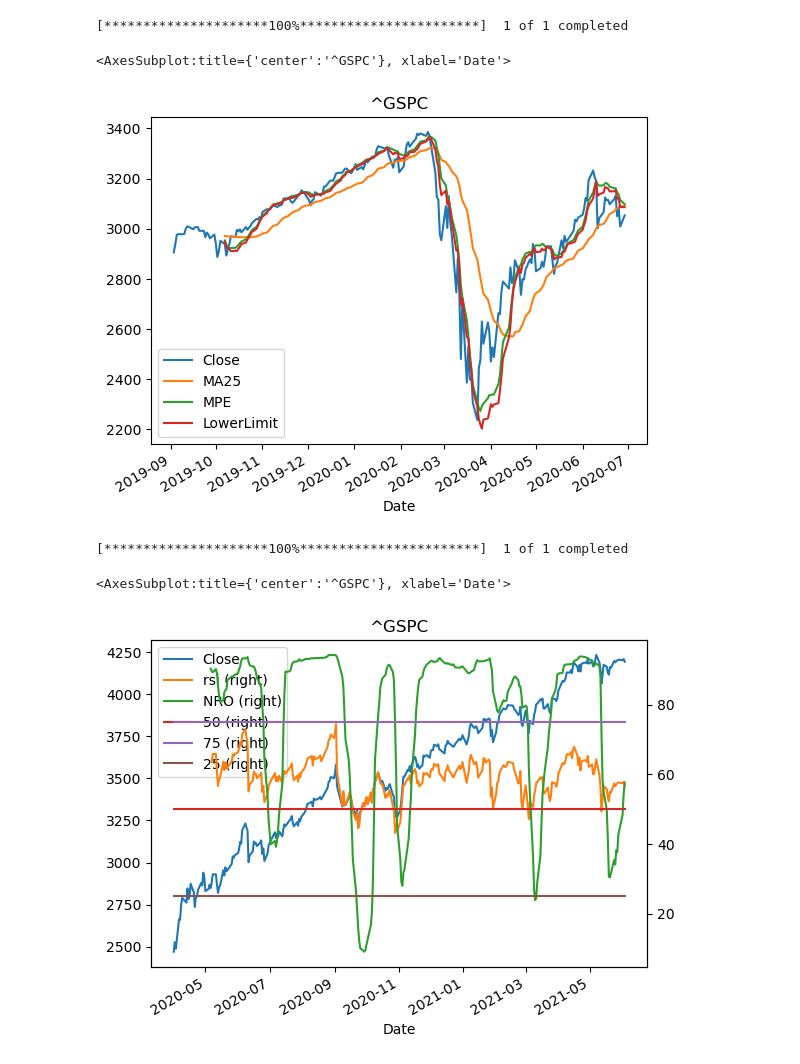
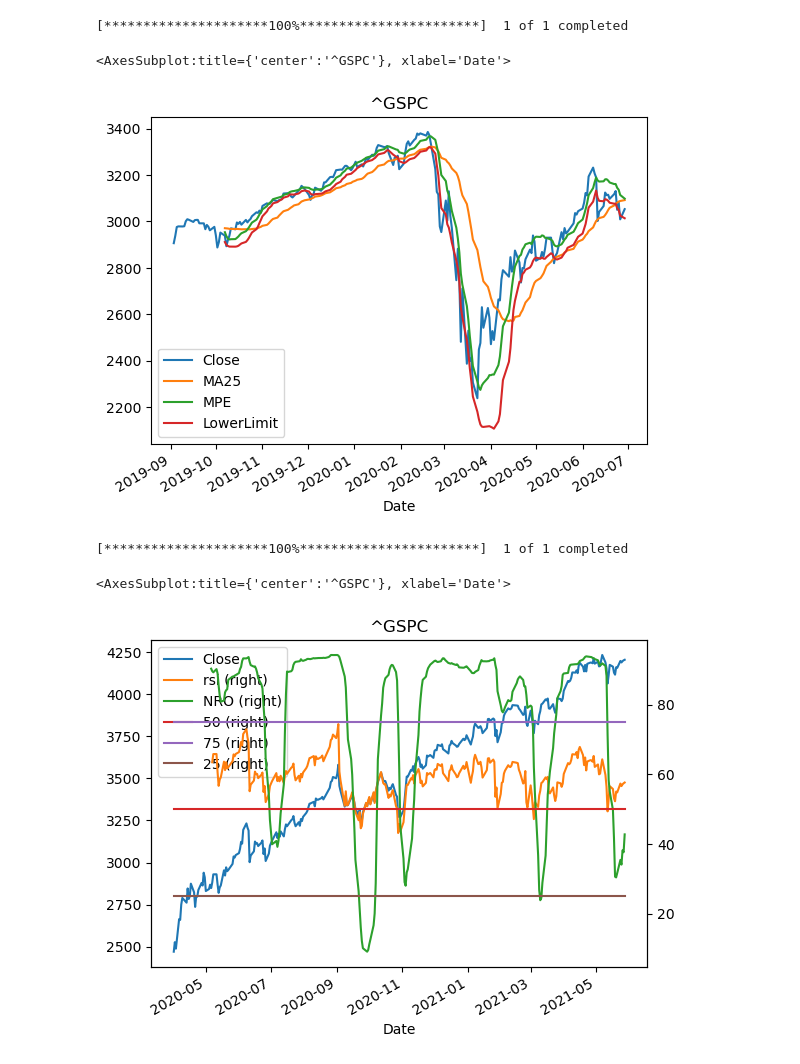
Before and after one commit to omnimahui/art_of_prob_invest, a Jupyter notebook: chapter_11.ipynb, the cells around one changed output. Cells and saved outputs as stored; diff of their text form; code cells hidden in the pictures.

```diff
--- a/chapter_11.ipynb
+++ b/chapter_11.ipynb
@@ -1,29 +1,49 @@
 # %%
 import yfinance as yf
 import pandas as pd
 import matplotlib.pyplot as plt
 import numpy as np
 from pyfinance.ols import RollingOLS, PandasRollingOLS
 from scipy.stats import norm
 import pandas_ta as ta
+
+def steyx(df):
+    n=len(df)
+    y=df['Close'].values
+    x=df['X'].values
+    fit = np.polyfit(x,y,deg=1)
+    n = len(x)
+    m = fit[0]
+    c = fit[1]
+    y_pred = m*x+c
+    STEYX = (((y-y_pred)**2).sum()/(n-2))**0.5
+    return STEYX
+
+def rolling_pipe(dataframe,window):
+    return pd.Series([dataframe.iloc[i-window: i].pipe(steyx)
+                      if i >= window else None
+                      for i in range(1, len(dataframe)+1)],
+                     index = dataframe.index)
 
 window=25
 ticker='^GSPC'
 df=yf.download(tickers= ticker,start= '2019-9-01', end='2020-6-30',interval = "1d",
                      group_by = 'column',auto_adjust = True, prepost = True,
                      proxy = None)
 #df=pd.read_csv("ols.csv")
 df['X'] = np.arange(len(df))+1
 r=PandasRollingOLS(df['Close'], df['X'], window)
 df['MPE']=r.alpha+r.beta['feature1']*df['X']
-df['SEE']=np.sqrt(((df['Close']-df['MPE'])).fillna(0)**2/(window-2))
+df['SEE']=df.pipe(rolling_pipe, window)
+
+#df['SEE']=np.sqrt(((df['Close']-df['MPE'])).fillna(0)**2/(window-2))
 df['LowerLimit']=df['MPE']-1.28*df['SEE']
 df['MA25']=df['Close'].rolling(window).mean()
 df[['Close','MA25','MPE','LowerLimit']].plot(title=ticker)
 # %% [output]
 [*********************100%***********************]  1 of 1 completed
 <AxesSubplot:title={'center':'^GSPC'}, xlabel='Date'>
-[figure, old version]
+[figure, new version]
 # %%
 
 def get_indicator(q, ind_name, params):
@@ -35,7 +55,7 @@ def get_indicator(q, ind_name, params):
 
 window=25
 ticker='^GSPC'
-df=yf.download(tickers= ticker,start= '2020-4-01', end='2021-6-4',interval = "1d",
+df=yf.download(tickers= ticker,start= '2020-4-01',end='2021-05-30',interval = "1d",
                      group_by = 'column',auto_adjust = True, prepost = True,
                      proxy = None)
 #df=pd.read_csv("ols.csv")
@@ -52,4 +72,4 @@ df[['Close','rsi','NRO','50','75','25']].plot(secondary_y=['NRO','rsi','50','25'
 # %% [output]
 [*********************100%***********************]  1 of 1 completed
 <AxesSubplot:title={'center':'^GSPC'}, xlabel='Date'>
-[figure, old version]
+[figure, new version]
```
